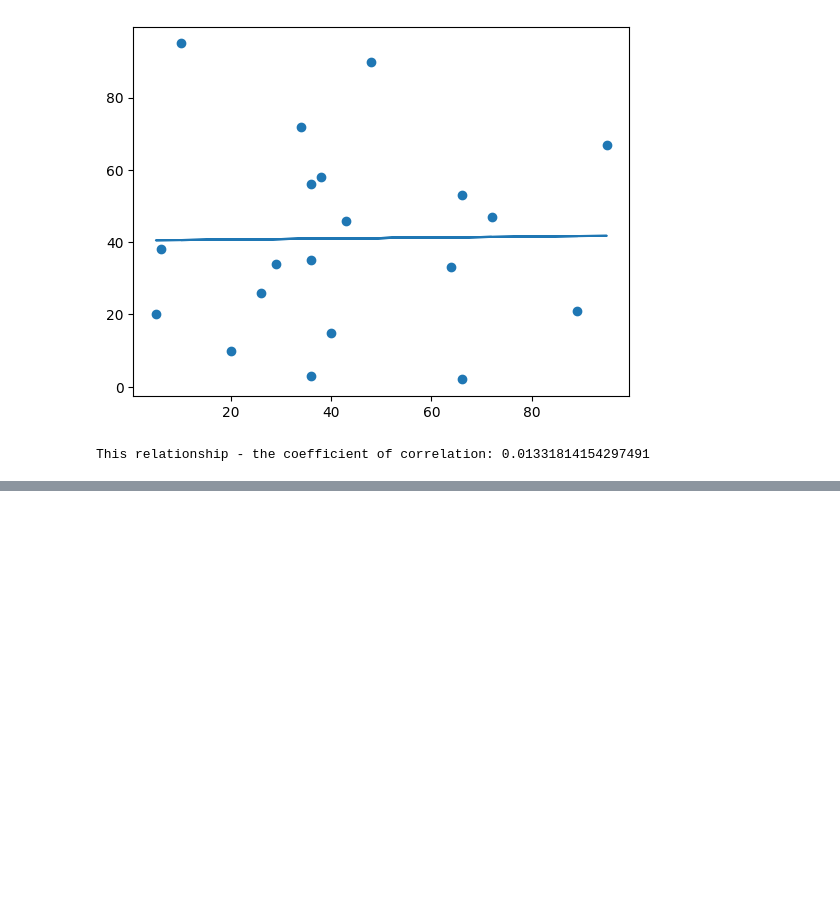
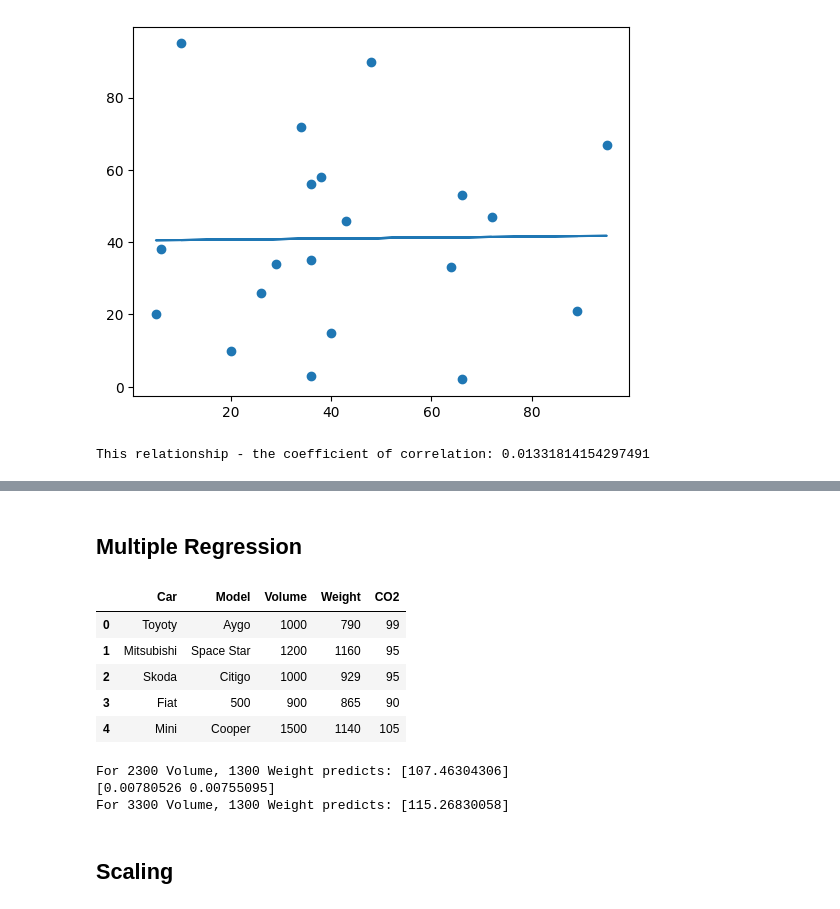
Before and after one commit to dritter321/ml_course, a Jupyter notebook: w3prac.ipynb, the cells around one changed output, grey strips where cells are left out. Saved outputs shown, nothing was run; the diff lists cells and outputs as text; code cells hidden in the pictures; blank space fills up the shorter version.

```diff
--- a/w3prac.ipynb
+++ b/w3prac.ipynb
@@ -126,0 +172,38 @@ This relationship - the coefficient of correlation: 0.01331814154297491
+# %% [markdown]
+## Multiple Regression
+# %%
+import pandas as pd
+
+df = pd.read_csv("https://www.w3schools.com/python/data.csv")
+
+df.head()
+# %% [output]
+|  | Car | Model | Volume | Weight | CO2 |
+| 0 | Toyoty | Aygo | 1000 | 790 | 99 |
+| 1 | Mitsubishi | Space Star | 1200 | 1160 | 95 |
+| 2 | Skoda | Citigo | 1000 | 929 | 95 |
+| 3 | Fiat | 500 | 900 | 865 | 90 |
+| 4 | Mini | Cooper | 1500 | 1140 | 105 |
+# %%
+from sklearn import linear_model
+import warnings
+
+X = df[["Volume", "Weight"]]
+y = df["CO2"]
+
+warnings.filterwarnings("ignore", message="X does not have valid feature names*")
+regr = linear_model.LinearRegression()
+regr.fit(X,y)
+
+predicted_co2 = regr.predict([[2300, 1300]])
+print("For 2300 Volume, 1300 Weight predicts: " + str(predicted_co2))
+print(regr.coef_)
+
+ii_predicted_co2 = regr.predict([[3300, 1300]])
+print("For 3300 Volume, 1300 Weight predicts: " + str(ii_predicted_co2))
+# %% [output]
+For 2300 Volume, 1300 Weight predicts: [107.46304306]
+[0.00780526 0.00755095]
+For 3300 Volume, 1300 Weight predicts: [115.26830058]
+# %% [markdown]
+## Scaling
```
Also changed, not shown: parts of 9 cells of this notebook.
